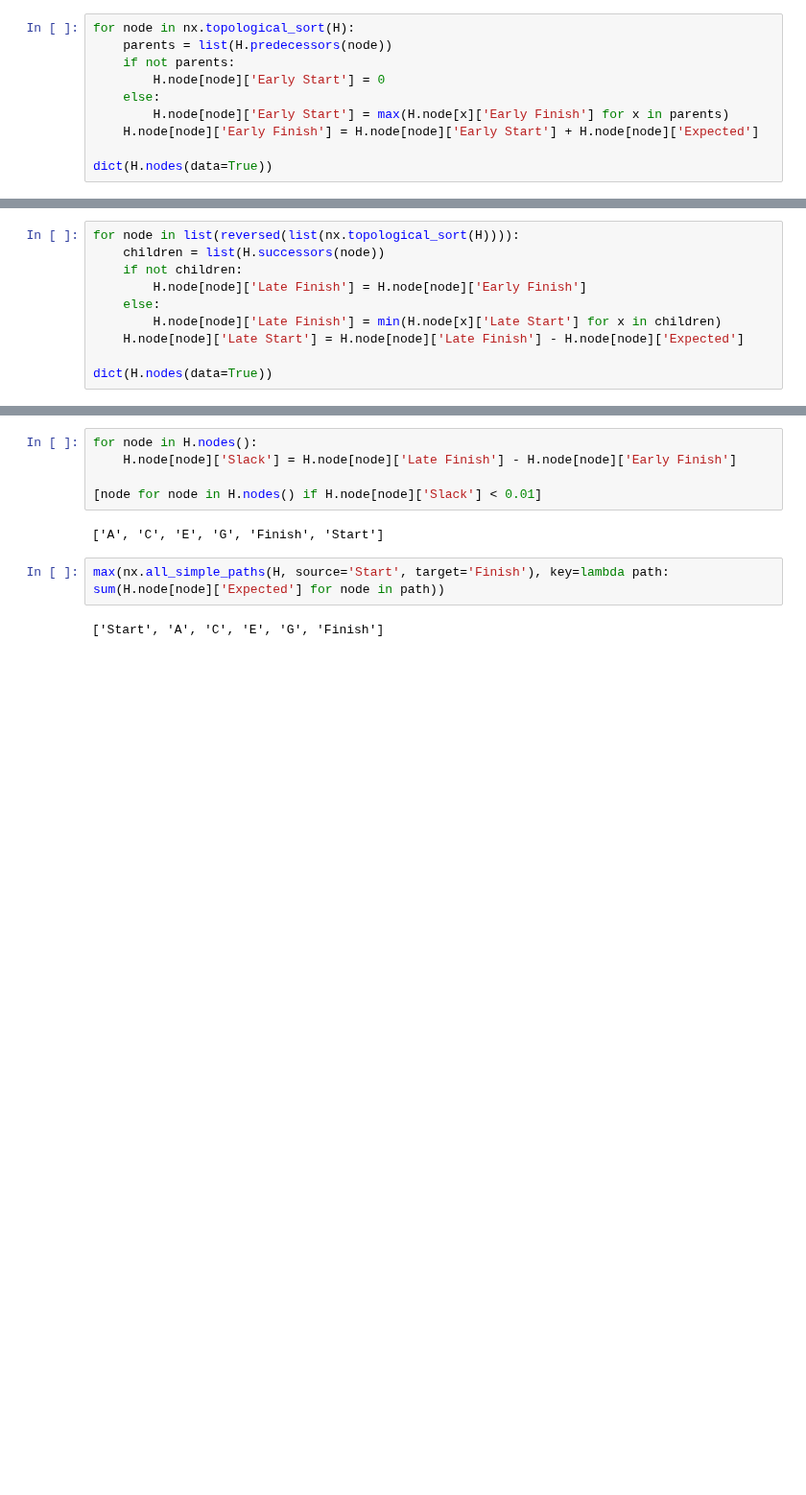
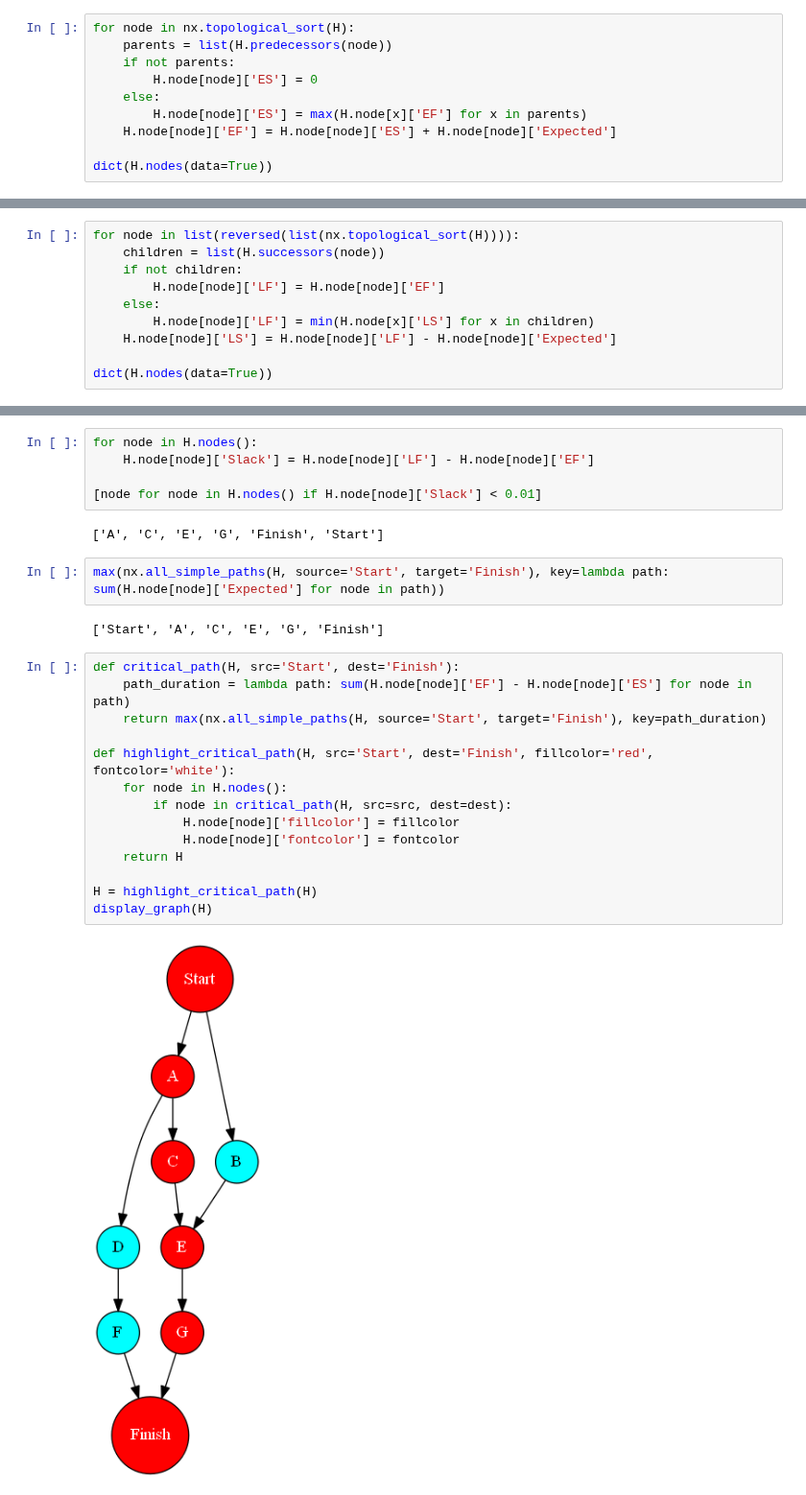
Before and after one commit to IvanHalim/DAG-project, a Jupyter notebook: Parsing.ipynb, the cells around one changed output, grey strips where cells are left out. Shown at 96% size. Cells and saved outputs as stored; diff of their text form; blank space fills up the shorter version.

```diff
--- a/Parsing.ipynb
+++ b/Parsing.ipynb
@@ -155,10 +157,10 @@ display_graph(H)
 for node in nx.topological_sort(H):
     parents = list(H.predecessors(node))
     if not parents:
-        H.node[node]['Early Start'] = 0
+        H.node[node]['ES'] = 0
     else:
-        H.node[node]['Early Start'] = max(H.node[x]['Early Finish'] for x in parents)
-    H.node[node]['Early Finish'] = H.node[node]['Early Start'] + H.node[node]['Expected']
+        H.node[node]['ES'] = max(H.node[x]['EF'] for x in parents)
+    H.node[node]['EF'] = H.node[node]['ES'] + H.node[node]['Expected']
 
 dict(H.nodes(data=True))
 # %% [output]
@@ -183,10 +185,10 @@ dict(H.nodes(data=True))
 for node in list(reversed(list(nx.topological_sort(H)))):
     children = list(H.successors(node))
     if not children:
-        H.node[node]['Late Finish'] = H.node[node]['Early Finish']
+        H.node[node]['LF'] = H.node[node]['EF']
     else:
-        H.node[node]['Late Finish'] = min(H.node[x]['Late Start'] for x in children)
-    H.node[node]['Late Start'] = H.node[node]['Late Finish'] - H.node[node]['Expected']
+        H.node[node]['LF'] = min(H.node[x]['LS'] for x in children)
+    H.node[node]['LS'] = H.node[node]['LF'] - H.node[node]['Expected']
 
 dict(H.nodes(data=True))
 # %% [output]
@@ -210,6 +212,6 @@ dict(H.nodes(data=True))
 # %%
 for node in H.nodes():
-    H.node[node]['Slack'] = H.node[node]['Late Finish'] - H.node[node]['Early Finish']
+    H.node[node]['Slack'] = H.node[node]['LF'] - H.node[node]['EF']
 
 [node for node in H.nodes() if H.node[node]['Slack'] < 0.01]
 # %% [output]
@@ -218,4 +220,20 @@ for node in H.nodes():
 max(nx.all_simple_paths(H, source='Start', target='Finish'), key=lambda path: sum(H.node[node]['Expected'] for node in path))
 # %% [output]
 ['Start', 'A', 'C', 'E', 'G', 'Finish']
+# %%
+def critical_path(H, src='Start', dest='Finish'):
+    path_duration = lambda path: sum(H.node[node]['EF'] - H.node[node]['ES'] for node in path)
+    return max(nx.all_simple_paths(H, source='Start', target='Finish'), key=path_duration)
+
+def highlight_critical_path(H, src='Start', dest='Finish', fillcolor='red', fontcolor='white'):
+    for node in H.nodes():
+        if node in critical_path(H, src=src, dest=dest):
+            H.node[node]['fillcolor'] = fillcolor
+            H.node[node]['fontcolor'] = fontcolor
+    return H
+
+H = highlight_critical_path(H)
+display_graph(H)
+# %% [output]
+[figure, added]
 # %%
```
Also changed, not shown: parts of 7 cells of this notebook.
